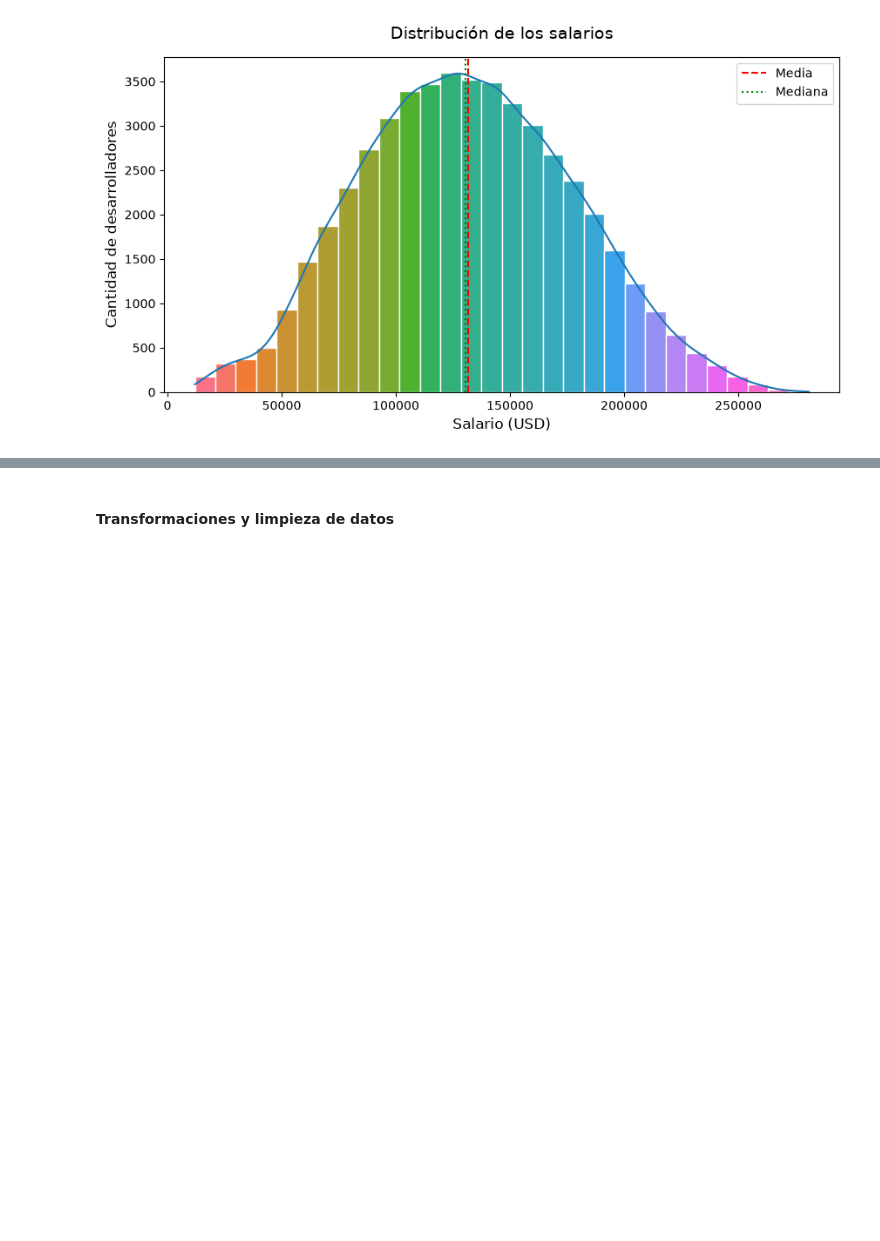
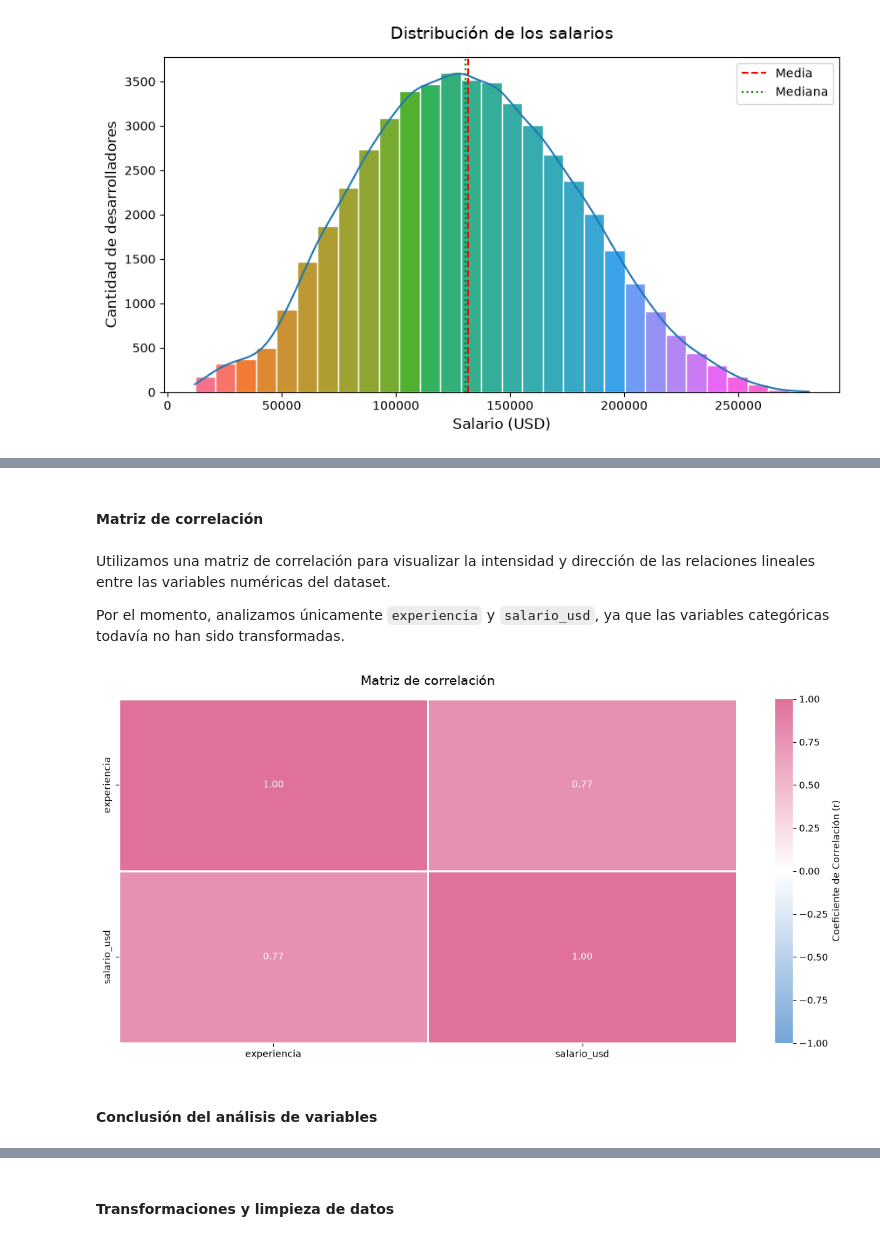
Before and after one commit to Itz-U/Proyecto2_Olivera_Urriola_UPSO-Salliquelo, a Jupyter notebook: Proyecto2_Olivera_Urriola_Salliquelo.ipynb, the cells around one changed output, grey strips where cells are left out. Saved outputs shown, nothing was run; the diff lists cells and outputs as text; code cells hidden in the pictures; blank space fills up the shorter version.

```diff
--- a/Proyecto2_Olivera_Urriola_Salliquelo.ipynb
+++ b/Proyecto2_Olivera_Urriola_Salliquelo.ipynb
@@ -270,0 +389,45 @@ plt.show()
+# %% [markdown]
+#### Matriz de correlación
+# %% [markdown]
+Utilizamos una matriz de correlación para visualizar la intensidad y dirección de las relaciones lineales entre las variables numéricas del dataset.
+
+Por el momento, analizamos únicamente `experiencia` y `salario_usd`, ya que las variables categóricas todavía no han sido transformadas.
+# %%
+# Importamos la clase LinearSegmentedColormap para crear un mapa de colores personalizado
+from matplotlib.colors import LinearSegmentedColormap
+
+plt.figure(figsize=(12, 6))
+
+# Seleccionamos las variables numéricas
+numericas = df[["experiencia", "salario_usd"]]
+
+# Calculamos la matriz de correlación
+matriz_corr = numericas.corr()
+
+# Definimos paleta de colores
+color_negativo = '#73A4D6'
+color_neutro = '#FFFFFF'
+color_positivo = '#DF719A'
+
+# Creamos una variable para la paleta de colores
+mi_gradiente = LinearSegmentedColormap.from_list('custom_cmap', [color_negativo, color_neutro, color_positivo])
+
+# Generamos el Heatmap
+sns.heatmap(
+    matriz_corr,
+    annot=True,
+    fmt='.2f',
+    cmap=mi_gradiente,
+    vmin=-1,
+    vmax=1,
+    linewidths=0.8,
+    cbar_kws={'label': 'Coeficiente de Correlación (r)'}
+)
+
+plt.title("Matriz de correlación", fontsize=14, pad=15)
+plt.tight_layout()
+plt.show()
+# %% [output]
+[figure, added]
+# %% [markdown]
+#### Conclusión del análisis de variables
```
Also changed, not shown: parts of 12 cells of this notebook.
